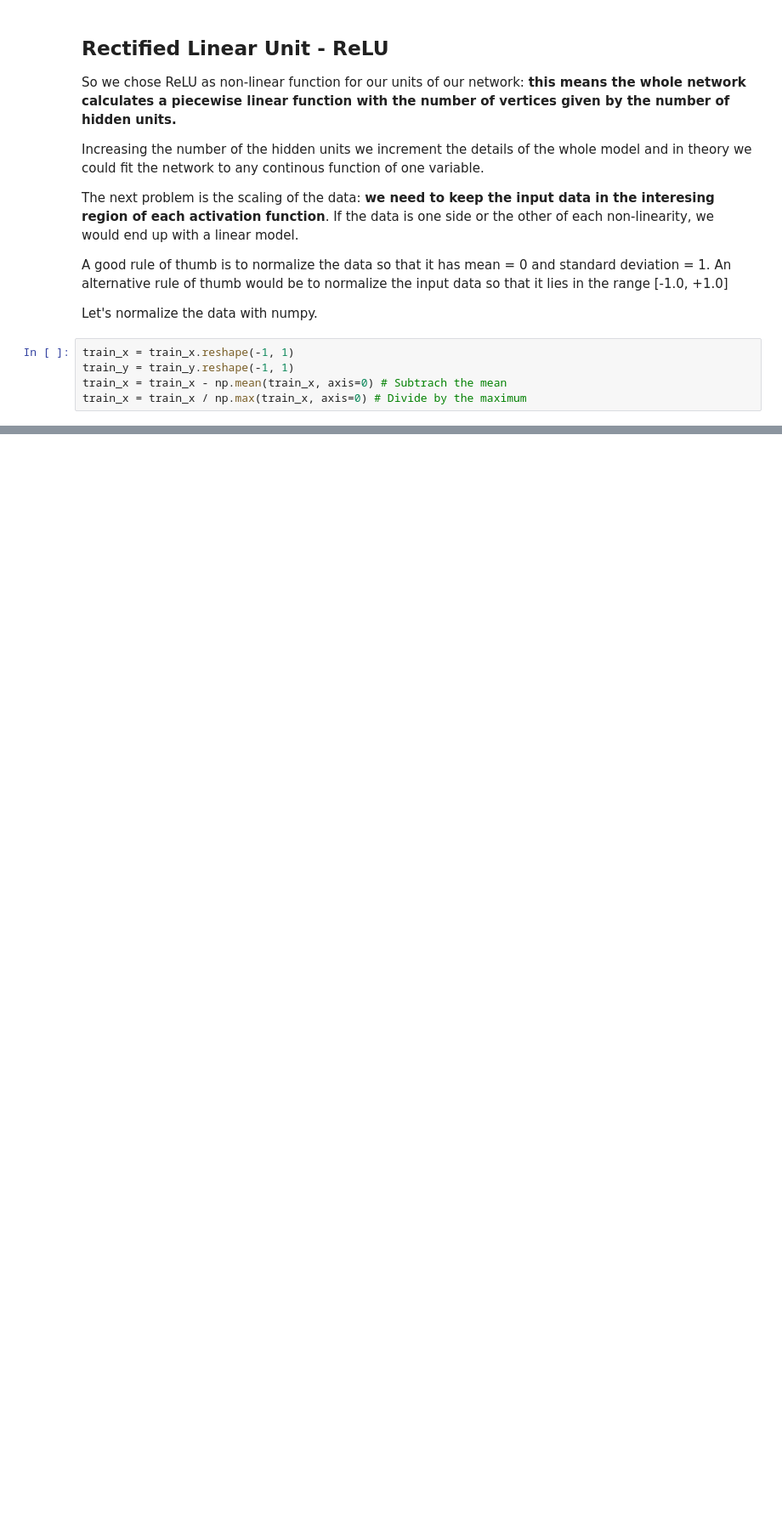
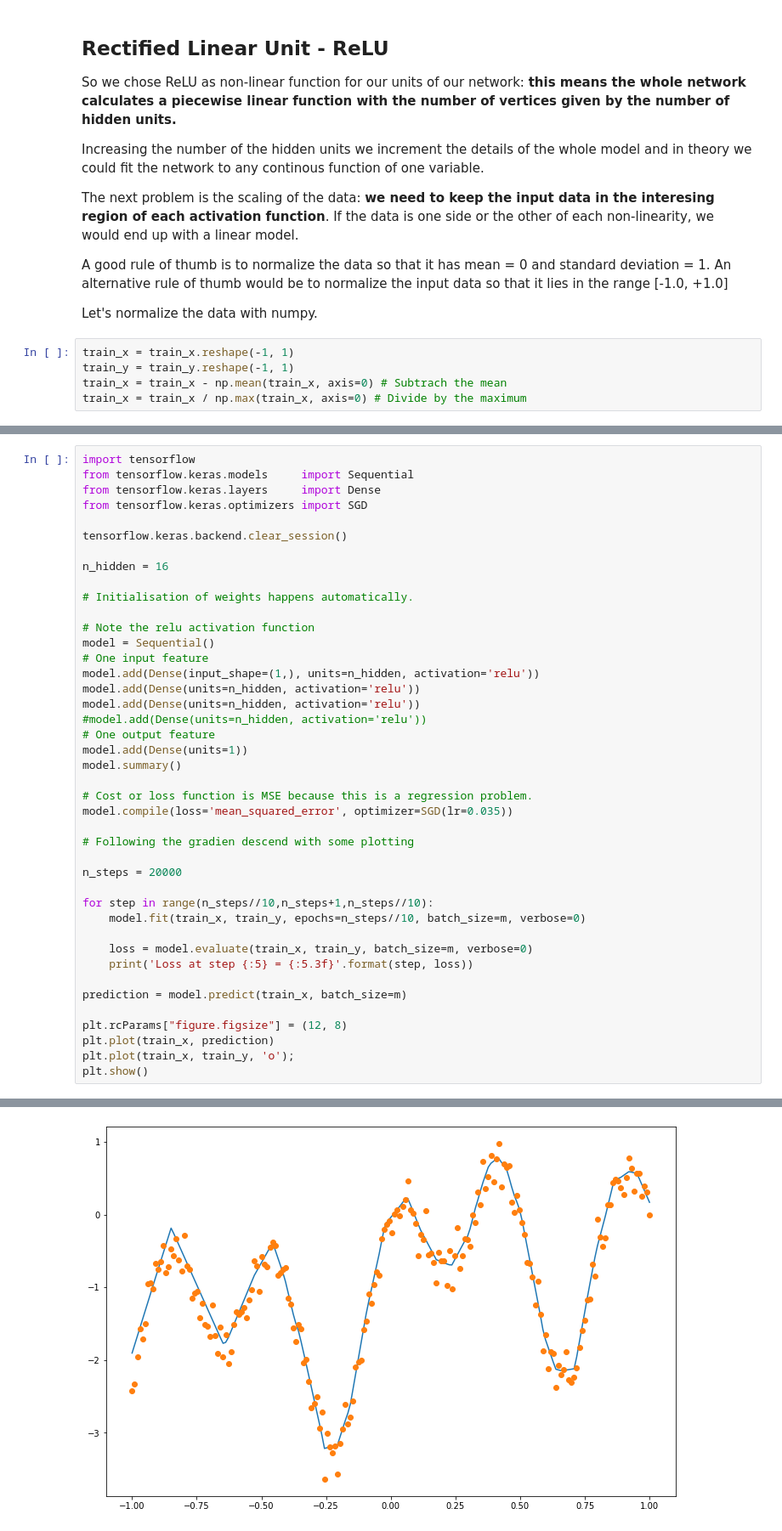
Before and after one commit to diegorusso/deep-learning-from-scratch, a Jupyter notebook: 02_regressions.ipynb, the cells around one changed output, grey strips where cells are left out. Shown at 85% size. Drawn from its saved outputs; the diff is of its cells as text; blank space fills up the shorter version.

```diff
--- a/02_regressions.ipynb
+++ b/02_regressions.ipynb
@@ -376,0 +383,43 @@ train_x = train_x / np.max(train_x, axis=0) # Divide by the maximum
+# %%
+import tensorflow
+from tensorflow.keras.models     import Sequential
+from tensorflow.keras.layers     import Dense
+from tensorflow.keras.optimizers import SGD
+
+tensorflow.keras.backend.clear_session()
+
+n_hidden = 16
+
+# Initialisation of weights happens automatically.
+
+# Note the relu activation function
+model = Sequential()
+# One input feature
+model.add(Dense(input_shape=(1,), units=n_hidden, activation='relu'))
+model.add(Dense(units=n_hidden, activation='relu'))
+model.add(Dense(units=n_hidden, activation='relu'))
+#model.add(Dense(units=n_hidden, activation='relu'))
+# One output feature
+model.add(Dense(units=1))
+model.summary()
+
+# Cost or loss function is MSE because this is a regression problem.
+model.compile(loss='mean_squared_error', optimizer=SGD(lr=0.035))
+
+# Following the gradien descend with some plotting
+
+n_steps = 20000
+
+for step in range(n_steps//10,n_steps+1,n_steps//10):
+    model.fit(train_x, train_y, epochs=n_steps//10, batch_size=m, verbose=0)
+
+    loss = model.evaluate(train_x, train_y, batch_size=m, verbose=0)
+    print('Loss at step {:5} = {:5.3f}'.format(step, loss))
+
+prediction = model.predict(train_x, batch_size=m)
+
+plt.rcParams["figure.figsize"] = (12, 8)
+plt.plot(train_x, prediction)
+plt.plot(train_x, train_y, 'o');
+plt.show()
+# %% [output]
@@ -376,0 +443 @@ train_x = train_x / np.max(train_x, axis=0) # Divide by the maximum
+[figure, added]
```
Also changed, not shown: parts of 4 cells of this notebook.
